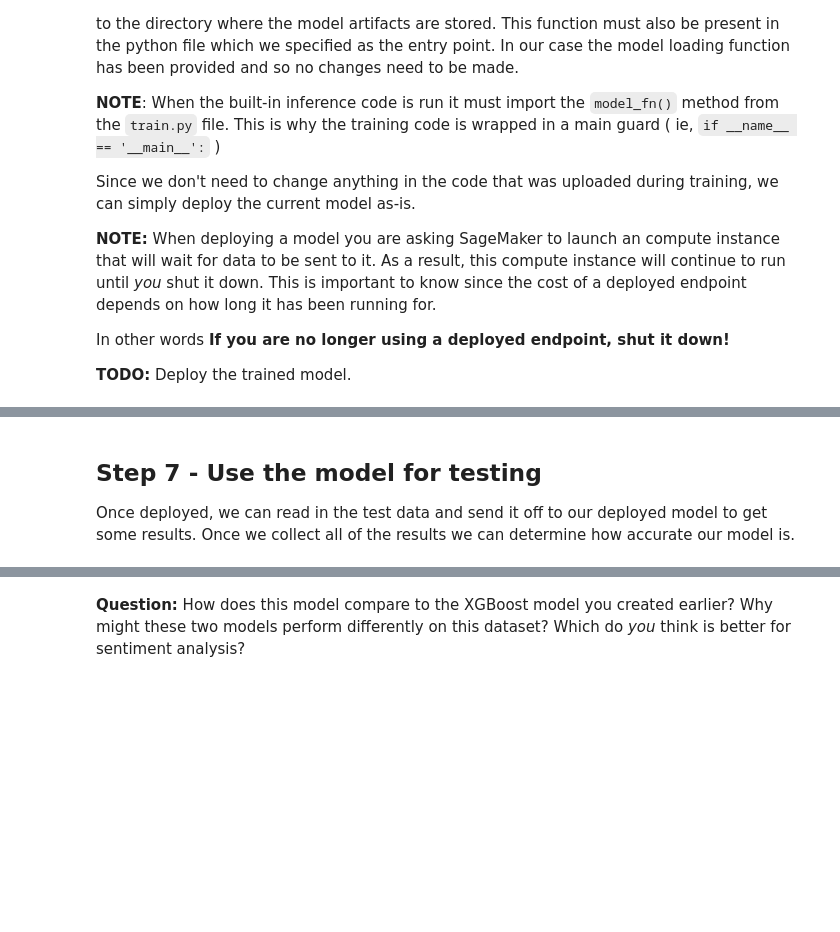
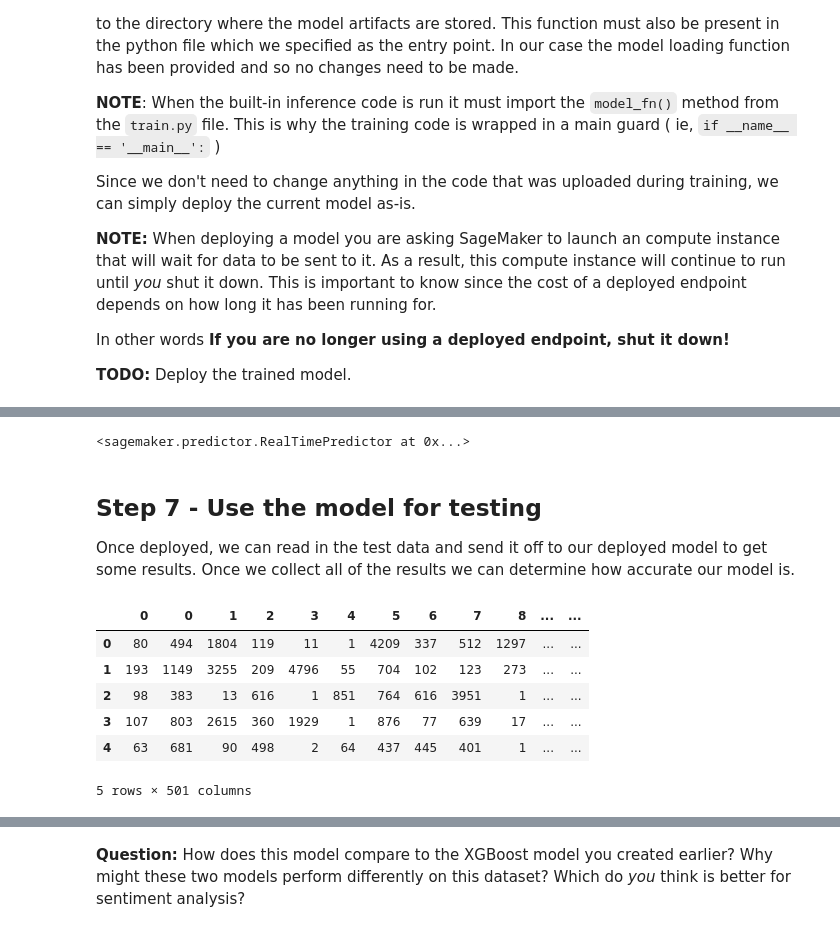
Before and after one commit to dbbrandt/sagemaker-deployment-dbb, a Jupyter notebook: SageMaker Project.ipynb, the cells around one changed output, grey strips where cells are left out. Saved outputs shown, nothing was run; the diff lists cells and outputs as text; code cells hidden in the pictures; blank space fills up the shorter version.

```diff
--- a/SageMaker Project.ipynb
+++ b/SageMaker Project.ipynb
@@ -334,6 +274,11 @@ with open(os.path.join(data_dir, 'word_dict.pkl'), "wb") as f:
 ### Transform the reviews
 
 Now that we have our word dictionary which allows us to transform the words appearing in the reviews into integers, it is time to make use of it and convert our reviews to their integer sequence representation, making sure to pad or truncate to a fixed length, which in our case is `500`.
+# %%
+# Optional step to reload the dictionary and recreate the test data if restarting this session
+import numpy as np
+with open(os.path.join(data_dir, "word_dict.pkl"), "rb") as f:
+    word_dict = pickle.load(f)
 # %%
 def convert_and_pad(word_dict, sentence, pad=500):
     NOWORD = 0 # We will use 0 to represent the 'no word' category
@@ -584,6 +529,8 @@ In other words **If you are no longer using a deployed endpoint, shut it down!**
+# %%
+predictor
+# %% [output]
+<sagemaker.predictor.RealTimePredictor at 0x...>
 # %% [markdown]
 ## Step 7 - Use the model for testing
 
 Once deployed, we can read in the test data and send it off to our deployed model to get some results. Once we collect all of the results we can determine how accurate our model is.
-# %%
-test_X = pd.concat([pd.DataFrame(test_X_len), pd.DataFrame(test_X)], axis=1)
@@ -590,3 +539,13 @@ test_X = pd.concat([pd.DataFrame(test_X_len), pd.DataFrame(test_X)], axis=1)
+# %%
+test_X.head()
+# %% [output]
+|  | 0 | 0 | 1 | 2 | 3 | 4 | 5 | 6 | 7 | 8 | ... | ... |
+| 0 | 80 | 494 | 1804 | 119 | 11 | 1 | 4209 | 337 | 512 | 1297 | ... | ... |
+| 1 | 193 | 1149 | 3255 | 209 | 4796 | 55 | 704 | 102 | 123 | 273 | ... | ... |
+| 2 | 98 | 383 | 13 | 616 | 1 | 851 | 764 | 616 | 3951 | 1 | ... | ... |
+| 3 | 107 | 803 | 2615 | 360 | 1929 | 1 | 876 | 77 | 639 | 17 | ... | ... |
+| 4 | 63 | 681 | 90 | 498 | 2 | 64 | 437 | 445 | 401 | 1 | ... | ... |
+5 rows × 501 columns
 # %%
 # We split the data into chunks and send each chunk seperately, accumulating the results.
 
```
Also changed, not shown: parts of 26 cells of this notebook.
